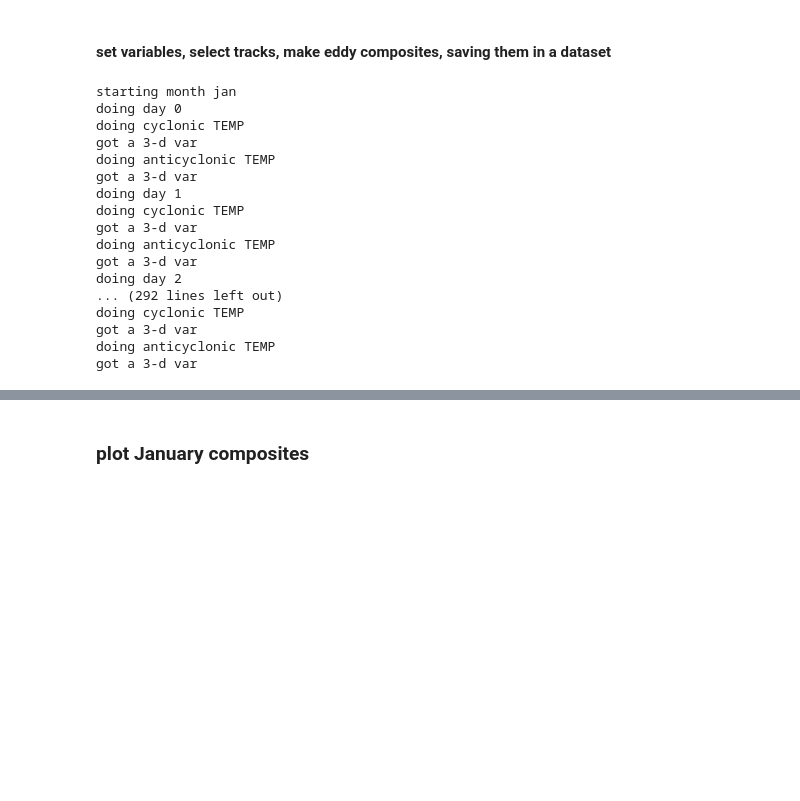
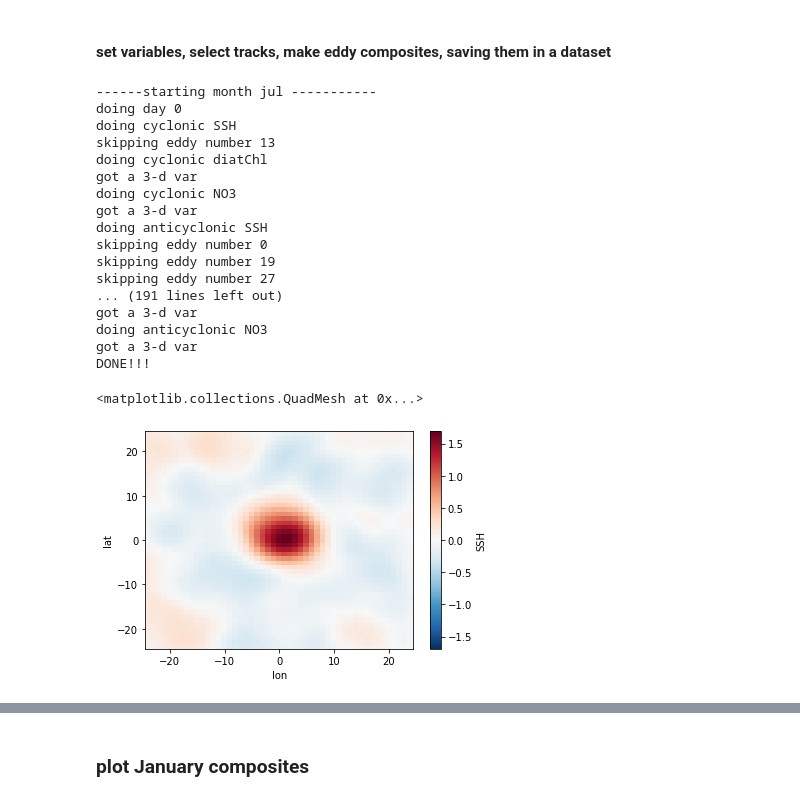
Before and after one commit to kristenkrumhardt/feature-centric-composite, a Jupyter notebook: eddy_composite_v5.ipynb, the cells around one changed output, grey strips where cells are left out. Cells and saved outputs as stored; diff of their text form; code cells hidden in the pictures; blank space fills up the shorter version.

```diff
--- a/eddy_composite_v5.ipynb
+++ b/eddy_composite_v5.ipynb
@@ -130,8 +130,10 @@ def composite_a_2D_eddy(eddy_tracks, ds, var, n_reps, threshold_r):
 
     #finally, out of the loop, divide by the eddy number so that we have mean
     composite = sum_databoxes / count_eddies
+    composite['lat']=sum_databoxes['lat']
+    composite['lon']=sum_databoxes['lon']
 
-    return composite, count_eddies
+    return composite, count_eddies, sum_databoxes
 # %%
 def composite_a_3D_eddy(eddy_tracks, ds, var, n_reps, threshold_r):
     print('got a 3-d var')
@@ -318,7 +320,7 @@ month_dict['dec']
 #### set variables, select tracks, make eddy composites, saving them in a dataset
 # %%
 #first set variables and eddy characteristics
-variables = ['TEMP'] #['diatChl','PO4','TEMP','diat_N_lim','SSH','NO3','spC','Fe'] ############### set here!!
+variables = ['SSH','diatChl','NO3'] #'PO4','TEMP','diat_N_lim','SSH','NO3','spC','Fe'] ############### set here!!
 
 lat_max=-35
 lat_min=-45
@@ -339,7 +341,9 @@ radius_max=65
 Cyclonic_monthly = dict()
 Anticyclonic_monthly = dict()
 
-for month_name in month_dict:
+#for month_name in month_dict:
+for month_name in ['jul','jan']:
+
     print('------starting month', month_name,'-----------')
 
     month=month_dict[month_name]
@@ -439,20 +443,20 @@ for month_name in month_dict:
 
 print('DONE!!!')
 # %% [output]
-starting month jan
+------starting month jul -----------
 doing day 0
-doing cyclonic TEMP
+doing cyclonic SSH
+skipping eddy number 13
+doing cyclonic diatChl
 got a 3-d var
-doing anticyclonic TEMP
+doing cyclonic NO3
 got a 3-d var
-doing day 1
-doing cyclonic TEMP
+doing anticyclonic SSH
+skipping eddy number 0
+skipping eddy number 19
+skipping eddy number 27
+... (191 lines left out)
 got a 3-d var
-doing anticyclonic TEMP
+doing anticyclonic NO3
 got a 3-d var
-doing day 2
-... (292 lines left out)
-doing cyclonic TEMP
-got a 3-d var
-doing anticyclonic TEMP
-got a 3-d var
+DONE!!!
@@ -463,2 +463,5 @@ for month_name in month_dict:
 # %%
-Cyclonic_monthly['jan'].SSH.plot()
+Anticyclonic_monthly['jan']['SSH'].plot()
+# %% [output]
+<matplotlib.collections.QuadMesh at 0x...>
+[figure, added]
```
Also changed, not shown: parts of 21 cells of this notebook, 1 other file.
